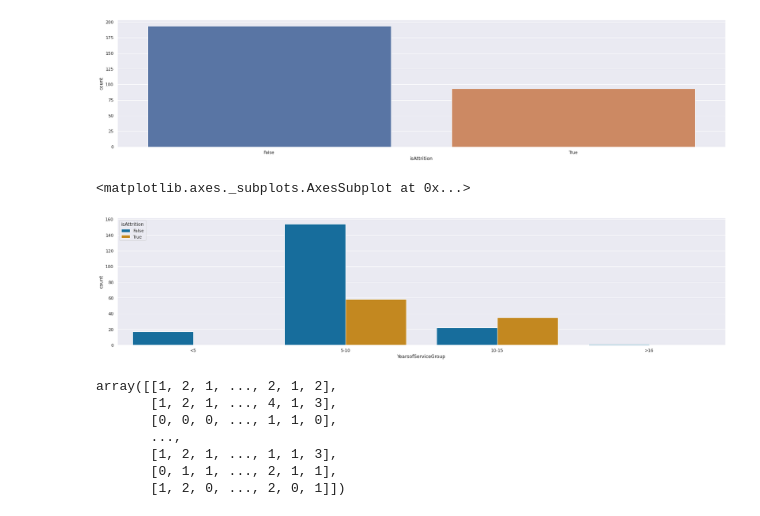
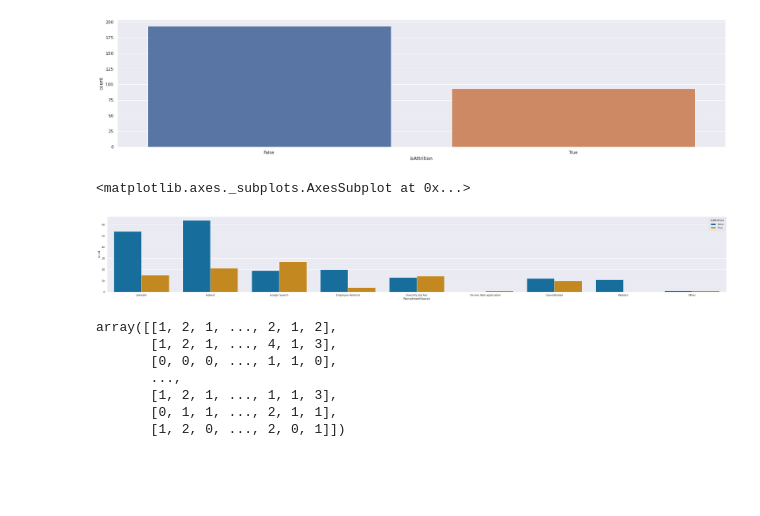
Before and after one commit to boykeu/dataset, a Jupyter notebook: codex_hr_analytics.ipynb, the cells around one changed output. Cells and saved outputs as stored; diff of their text form; code cells hidden in the pictures; blank space fills up the shorter version.

```diff
--- a/codex_hr_analytics.ipynb
+++ b/codex_hr_analytics.ipynb
@@ -225,10 +237,10 @@ sns.countplot(df['isAttrition'])
 [figure]
 # %%
 # Count no of employees that left and stayed by squad
-sns.countplot(x = 'YearsofServiceGroup', hue = 'isAttrition', data = df, palette = 'colorblind')
+sns.countplot(x = 'RecruitmentSource', hue = 'isAttrition', data = df, palette = 'colorblind')
 # %% [output]
 <matplotlib.axes._subplots.AxesSubplot at 0x...>
-[figure, old version]
+[figure, new version]
 # %%
 # Split label data
 
```
Also changed, not shown: parts of 3 cells of this notebook.
